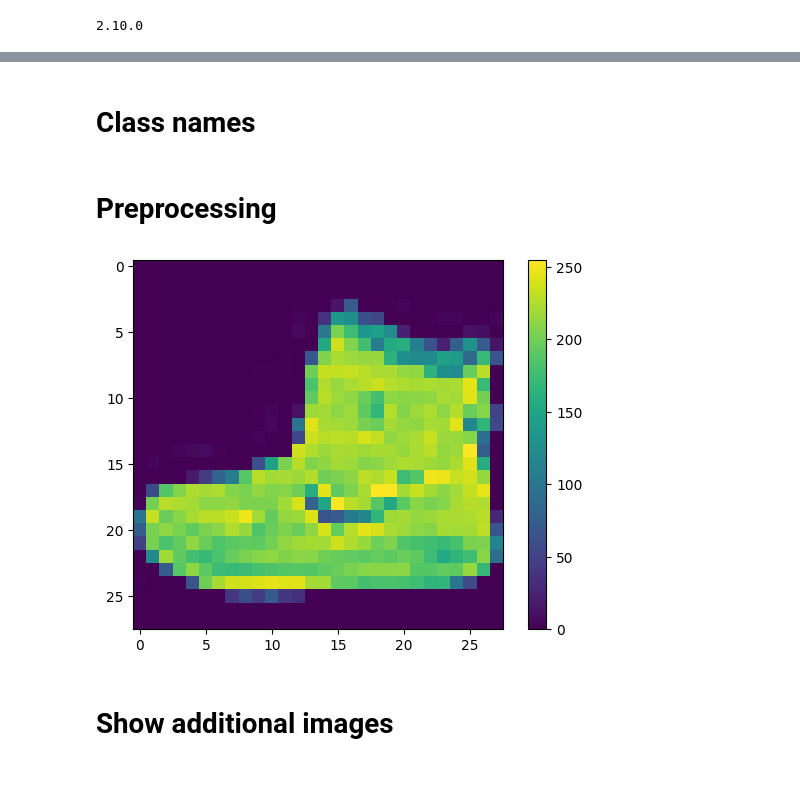
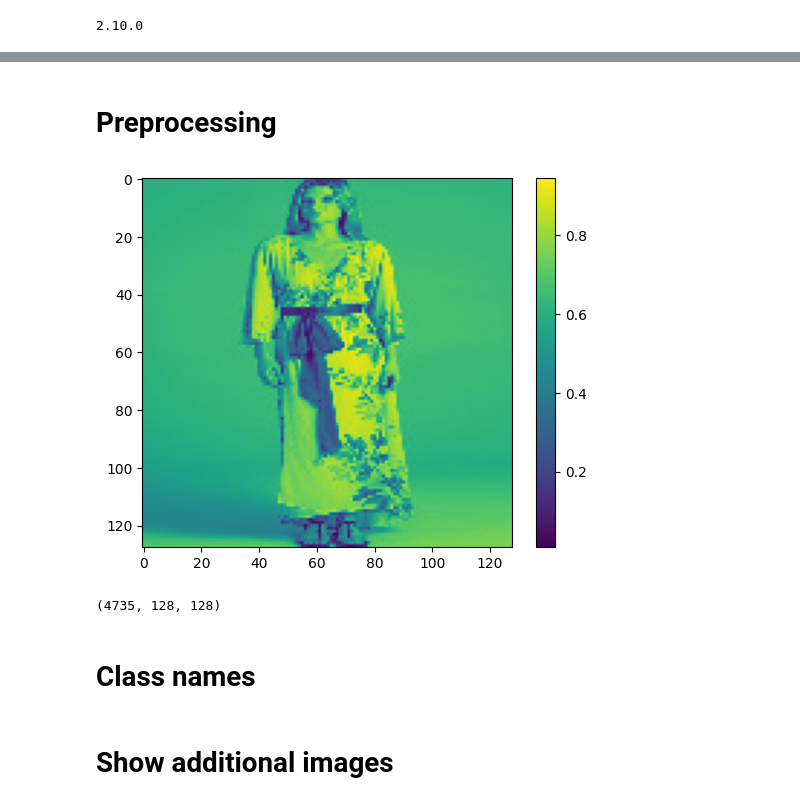
Before and after one commit to At11011/datathon_test_repository, a Jupyter notebook: src/model_development.ipynb, the cells around one changed output, grey strips where cells are left out. Cells and saved outputs as stored; diff of their text form; code cells hidden in the pictures; blank space fills up the shorter version.

```diff
--- a/src/model_development.ipynb
+++ b/src/model_development.ipynb
@@ -33,2 +90,15 @@ img.show()
+# %% [markdown]
+# Preprocessing
+# %%
+plt.figure()
+plt.imshow(training_images[999])
+plt.colorbar()
+plt.grid(False)
+plt.show()
+training_images.shape
+# type(training_labels[1])
+# %% [output]
+[figure, added]
+(4735, 128, 128)
 # %% [markdown]
 # Class names
@@ -38,14 +104,0 @@ class_names = ['T-shirt/top', 'Trouser', 'Pullover', 'Dress', 'Coat',
-# %% [markdown]
-# Preprocessing
-# %%
-plt.figure()
-plt.imshow(train_images[0])
-plt.colorbar()
-plt.grid(False)
-plt.show()
-
-# Normalize the data from 0 - 1
-train_images = train_images/255
-test_images = test_images/255
-# %% [output]
-[figure, removed]
```
Also changed, not shown: parts of 15 cells of this notebook.
